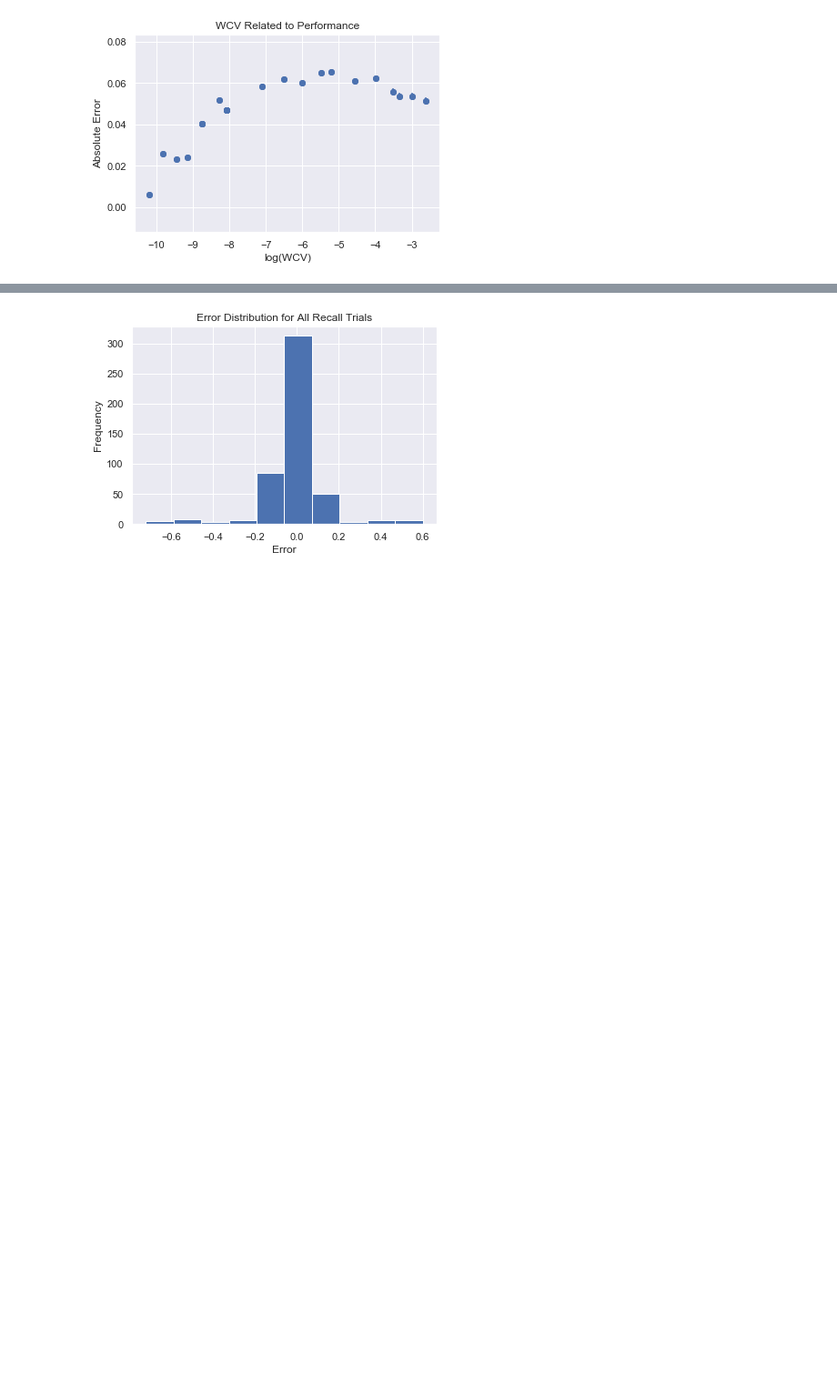
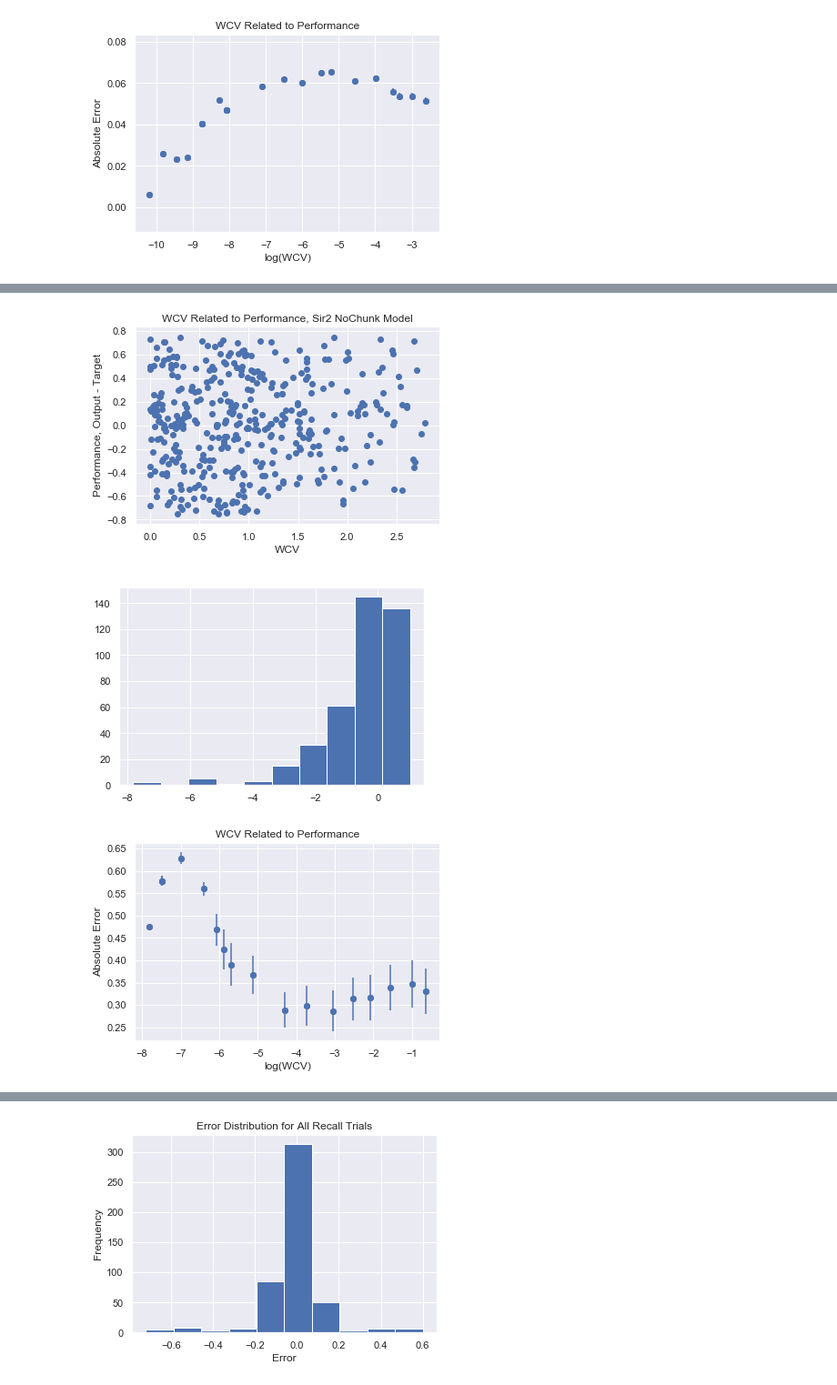
Before and after one commit to AneriSoni/workingmemory, a Jupyter notebook: analysis/WithinClusterVariance.ipynb, the cells around one changed output, grey strips where cells are left out. Shown: that part at 91% size. Drawn from its saved outputs; the diff is of its cells as text; code cells hidden in the pictures; blank space fills up the shorter version.

Commit message:
1 stripe models for sir2_new and sir2_chunk

```diff
--- a/analysis/WithinClusterVariance.ipynb
+++ b/analysis/WithinClusterVariance.ipynb
@@ -190,0 +196,35 @@ plt.show()
+# %%
+#sir2 hybrid model - input projects to one stripe, chunk projects to the other; chunk receives input from both stripes.
+#1 stripe, regular sir2 model
+base = "Z:/leabra/examples/workingmemory/sir2_chunk/results/"
+files = ['hybridmodel0_Base.csv', 'hybridmodel1_Base.csv','hybridmodel2_Base.csv','hybridmodel3_Base.csv','hybridmodel4_Base.csv']
+full_files = [base+f for f in files]
+p = Precision()
+err = p.mult_models(full_files)
+p.dat.head()
+df_recall = p.dat.loc['True']
+WCV,perf,perf_mod = CalcWCV(df_recall,'diff')
+plt.scatter(WCV,perf_mod)
+plt.title('WCV Related to Performance, Sir2 NoChunk Model')
+plt.xlabel('WCV')
+#plt.xlabel('Stimuli 1 - Stimuli 2')
+plt.ylabel('Performance, Output - Target')
+plt.show()
+
+logWCV = np.log(WCV)
+n,bins,patches = plt.hist(logWCV, bins = 10)
+Wdf = pd.DataFrame({'logWCV': logWCV, 'AbsoluteError':abs(np.array(perf_mod))})
+Wdf = Wdf.sort_values('logWCV')
+WCVbin,AbsErrbin, AbsErrvar = binnedaverage(Wdf,'logWCV','AbsoluteError')
+plt.figure()
+plt.scatter(WCVbin,AbsErrbin)
+plt.xlabel('log(WCV)')
+plt.ylabel('Absolute Error')
+plt.title('WCV Related to Performance')
+
+plt.errorbar(WCVbin, AbsErrbin, yerr=AbsErrvar, fmt="o")
+plt.show()
+# %% [output]
+[figure, added]
+[figure, added]
+[figure, added]
```
Also changed, not shown: parts of 6 cells of this notebook, 2 other files.
